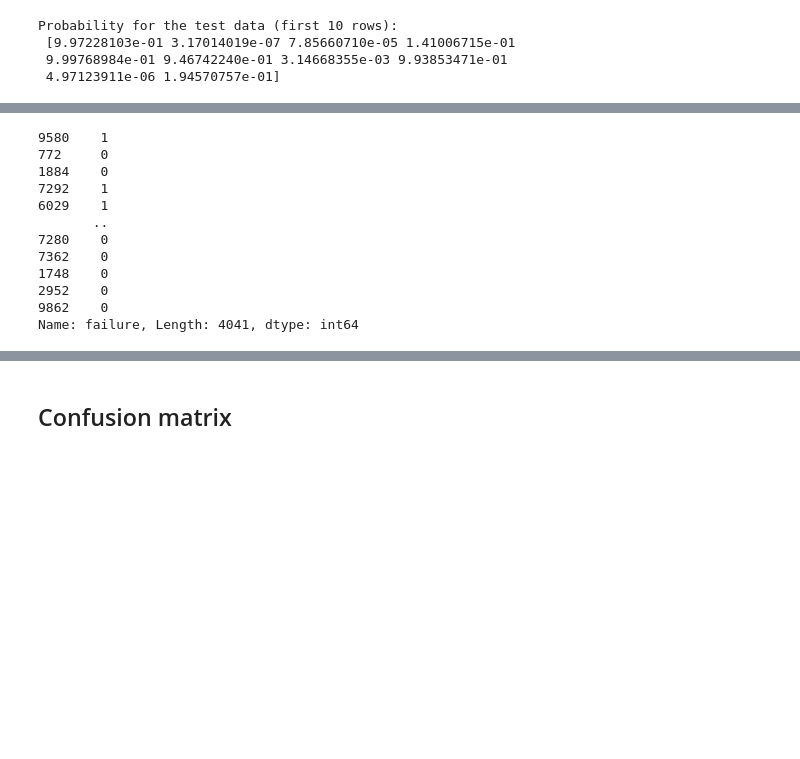
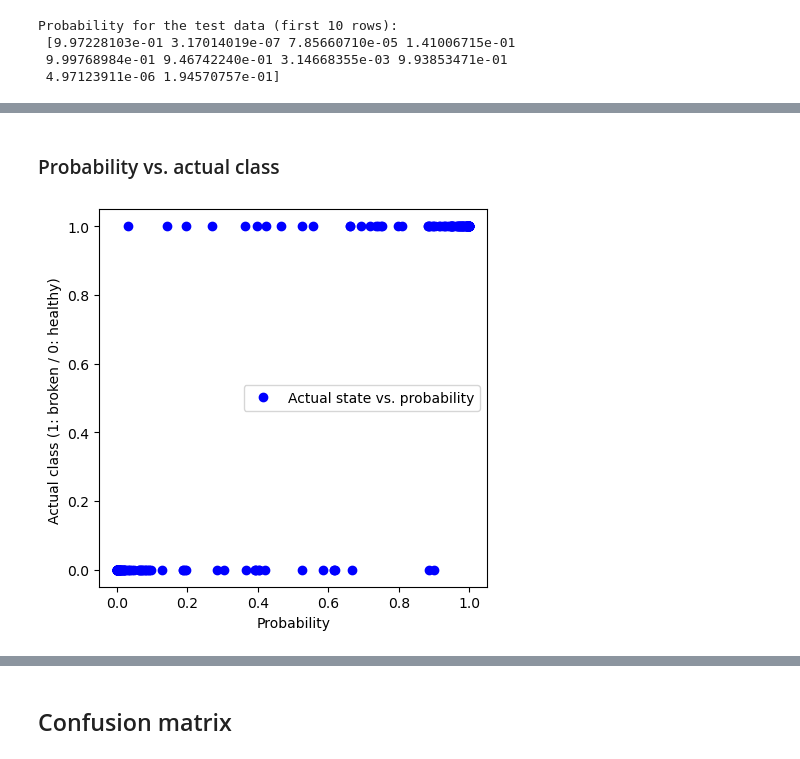
Before and after one commit to therobotacademy/kaggle-gearbox-analysis, a Jupyter notebook: data/Advanced_LogisticRegression_of_GearboxFault.ipynb, the cells around one changed output, grey strips where cells are left out. Drawn from its saved outputs; the diff is of its cells as text; code cells hidden in the pictures; blank space fills up the shorter version.

```diff
--- a/data/Advanced_LogisticRegression_of_GearboxFault.ipynb
+++ b/data/Advanced_LogisticRegression_of_GearboxFault.ipynb
@@ -87,15 +109,18 @@ plt.show()
-# %%
-y_test.iloc[:,0]
-# %% [output]
-9580    1
-772     0
-1884    0
-7292    1
-6029    1
-       ..
-7280    0
-7362    0
-1748    0
-2952    0
-9862    0
-Name: failure, Length: 4041, dtype: int64
+# %% [markdown]
+### Probability vs. actual class
+# %%
+plt.figure(figsize = (5,5), dpi=100)
+
+n_points = 200
+probability = y_prob[:n_points]
+actual_class = np.array(y_test)[:n_points,0]
+plt.plot(probability, actual_class, 'o', color='blue', label = "Actual state vs. probability")
+
+plt.xlabel('Probability')
+plt.ylabel('Actual class (1: broken / 0: healthy) ')
+
+plt.legend()
+
+plt.show()
+# %% [output]
+[figure, added]
```
Also changed, not shown: parts of 8 cells of this notebook.
